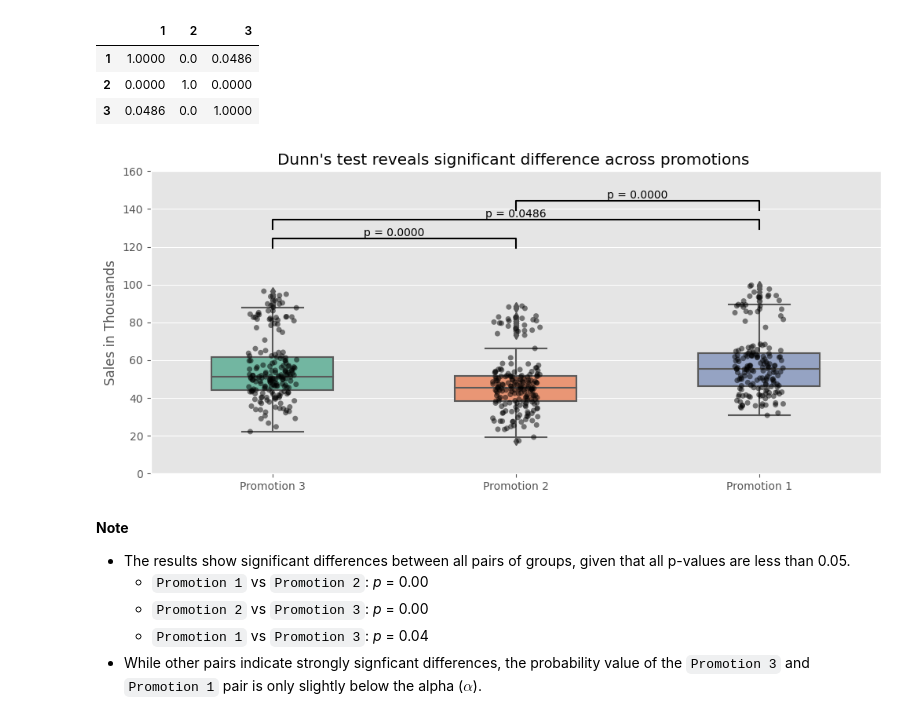
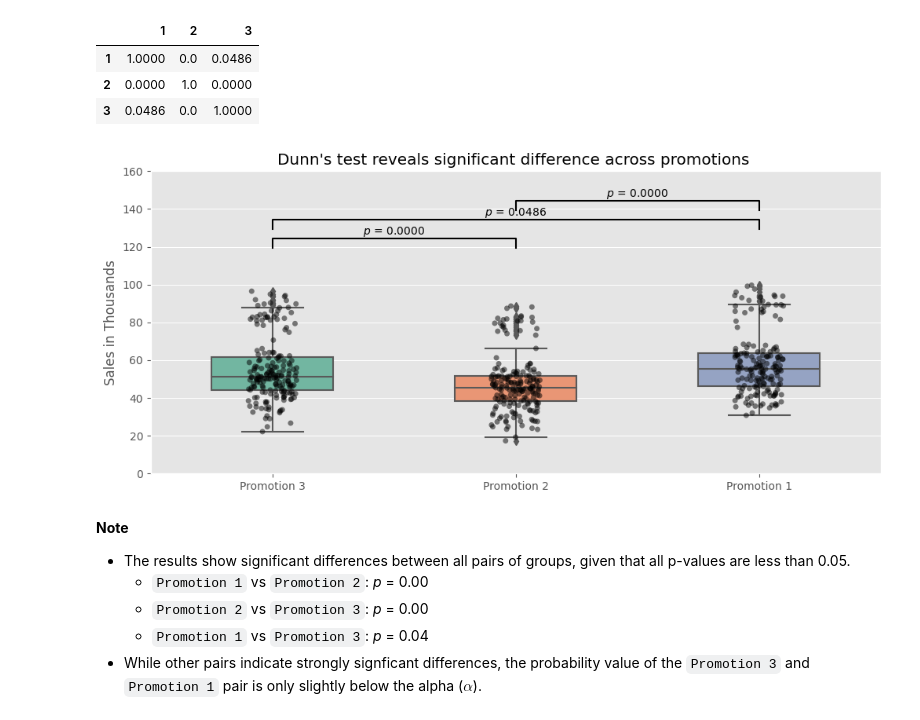
Before and after one commit to LingAdeu/ab-testing-campaign-effectiveness, a Jupyter notebook: notebook/workspace.ipynb, the cells around one changed output. Drawn from its saved outputs; the diff is of its cells as text; code cells hidden in the pictures.

```diff
--- a/notebook/workspace.ipynb
+++ b/notebook/workspace.ipynb
@@ -325,35 +325,35 @@ sns.stripplot(x='Promotion', y='SalesInThousands', data=df, color='k', alpha=0.5
 # calculate the vertical offset for annotations
 max_y = max(df['SalesInThousands'])
 offset = max_y * 0.1  # 10% of the y-axis range as an offset
 
 # extract unique promotions for easy indexing
 promotions = df['Promotion'].unique()
 promotions_dict = {promo: idx for idx, promo in enumerate(promotions)}
 
 # plot Dunn's test results
 for i, promo1 in enumerate(promotions):
     for j, promo2 in enumerate(promotions):
         if i < j:
             p_value = dunn_results.iloc[i, j]
             if p_value < 0.05:
                 # determine positions for the bracket
                 x1, x2 = promotions_dict[promo1], promotions_dict[promo2]
                 y = max_y + offset * (i + j + 1)    # vertical position of the bracket
                 h = offset * 0.5                    # height of the bracket
                 col = 'k'                           # color of the line and text
 
                 # add a bracket-style line indicating significant difference
                 plt.plot([x1, x1, x2, x2], [y, y + h, y + h, y], lw=1.5, c=col)
                 # add a label for the p-value
-                plt.text((x1 + x2) * 0.5, y + h, f'p = {p_value:.4f}', ha='center', va='bottom', color=col)
+                plt.text((x1 + x2) * 0.5, y + h, f'$p$ = {p_value:.4f}', ha='center', va='bottom', color=col)
 
 plt.title('Dunn\'s test reveals significant difference across promotions ')
 plt.ylim(0, 160)
 plt.xlabel(None)
 plt.ylabel('Sales in Thousands')
 plt.show()
 # %% [output]
-[figure, old version]
+[figure, new version]
 # %% [markdown]
 **Note**
 - The results show significant differences between all pairs of groups, given that all p-values are less than 0.05.
```
Also changed, not shown: parts of 3 cells of this notebook.
